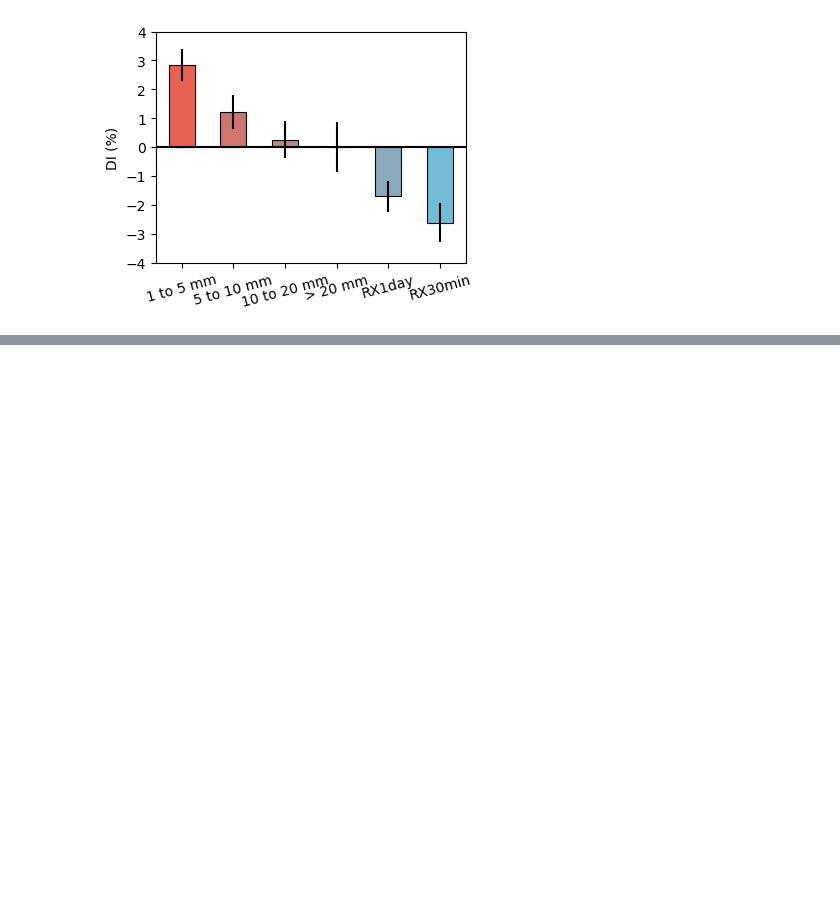
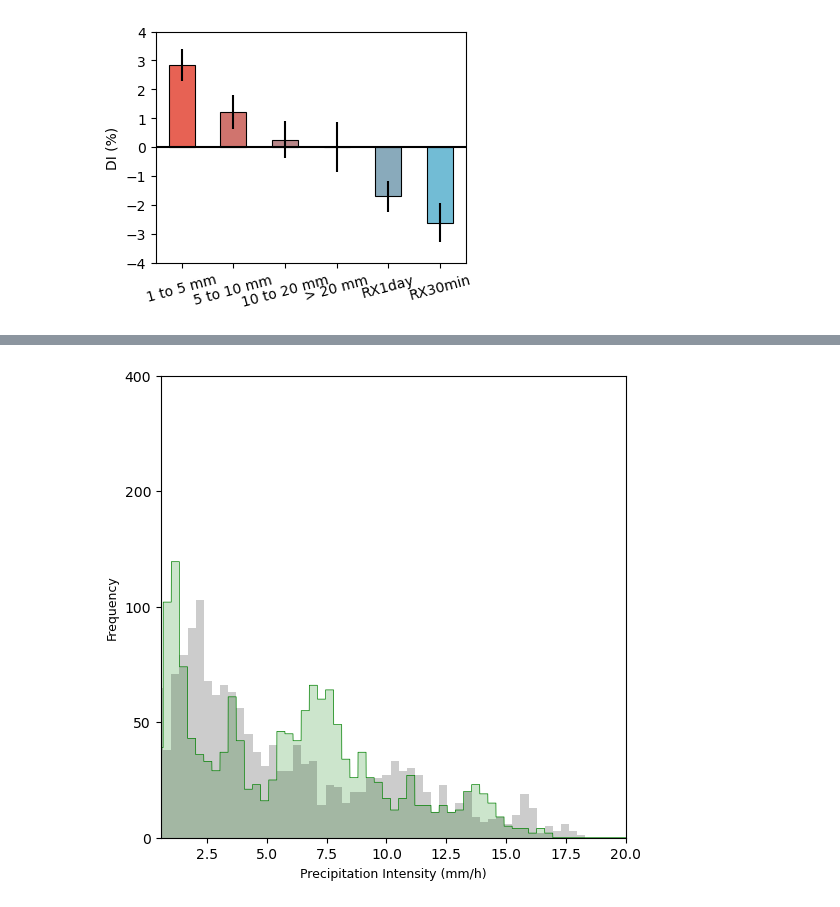
Before and after one commit to dingmz1997/urban-rainfall-analysis, a Jupyter notebook: code.ipynb, the cells around one changed output, grey strips where cells are left out. Drawn from its saved outputs; the diff is of its cells as text; code cells hidden in the pictures; blank space fills up the shorter version.

```diff
--- a/code.ipynb
+++ b/code.ipynb
@@ -391,0 +396,15 @@ fig.savefig("total_bar.pdf", dpi=300, bbox_inches="tight")
+# %%
+import xarray as xr
+import salem
+import matplotlib.pyplot as plt
+import cartopy.crs as ccrs
+import cartopy.feature as cfeature
+from matplotlib.patches import Rectangle
+import matplotlib.patches as patches
+from matplotlib.colors import LinearSegmentedColormap
+# read them
+rural_case = xr.open_dataset(fr"wrf_result/rural_case/wrf_result_new.nc")
+abedo_urban = xr.open_dataset(fr"wrf_result/abedo_urban/wrf_result_new.nc")
+z0_urban = xr.open_dataset(fr"wrf_result/z0_urban/wrf_result_new.nc")
+urban_case = xr.open_dataset(fr"wrf_result/urban_case/wrf_result_new.nc")
+cases = [rural_case, urban_case, abedo_urban, z0_urban]
@@ -391,0 +509,83 @@ fig.savefig("total_bar.pdf", dpi=300, bbox_inches="tight")
+# %%
+import pandas as pd
+import numpy as np
+import matplotlib.pyplot as plt
+from matplotlib.ticker import FuncFormatter
+
+
+def transform_y(y):
+    if y == 0:
+        return 0
+    elif y == 50:
+        return 1
+    elif y == 100:
+        return 2
+    elif y == 200:
+        return 3
+    elif y == 400:
+        return 4
+    else:
+        return np.interp(y, [0, 50, 100, 200, 400], [0, 1, 2, 3, 4])
+
+
+def inverse_transform_y(y_scaled):
+    return np.interp(y_scaled, [0, 1, 2, 3, 4], [0, 50, 100, 200, 400])
+def generate_alternating_sequence(n):
+    return [i % 2*(1/3) for i in range(n)]
+
+def plot_distribution(ax, data, bins=np.linspace(0, 30, 60), color_for_urbanbar="g"):
+    # Urban case data processing
+    data = data["RAINNC"][-1, 130:170, 130:170] - data["RAINNC"][0, 130:170, 130:170]
+    data = data /4
+    data = data.values.flatten()
+    print(np.max(data))
+    data[data<0.1] =np.nan
+    df = pd.DataFrame(data, columns=["RAINNC"])
+
+
+    hist, bin_edges = np.histogram(df["RAINNC"], bins=bins)
+
+
+    transformed_hist = np.array([transform_y(y) for y in hist])
+
+
+    ax.bar(bin_edges[:-1], transformed_hist, width=np.diff(bin_edges), align='edge', alpha=0.2, color=color_for_urbanbar)
+    # print(len([item for item in back_bin_edges[:-1] for _ in range(2)]+generate_alternating_sequence(118)))
+    itemlist = [item for item in bin_edges[:-1] for _ in range(2)]
+    ax.plot([x + y for x, y in zip(itemlist, generate_alternating_sequence(118))],[item for item in transformed_hist for _ in range(2)],c = "g",linewidth=0.5)
+    # Rural case data processing
+    back_data = rural_case["RAINNC"][-1, 130:170, 130:170] - rural_case["RAINNC"][0, 130:170, 130:170]
+    back_data = back_data.values.flatten()
+    back_data = back_data /4
+    print(np.max(back_data))
+    back_data[back_data<0.5] =np.nan
+
+
+    back_df = pd.DataFrame(back_data, columns=["RAINNC"])
+    back_hist, back_bin_edges = np.histogram(back_df["RAINNC"], bins=bins)
+    # print(back_hist[:5])
+
+    transformed_back_hist = np.array([transform_y(y) for y in back_hist])
+    ax.bar(back_bin_edges[:-1], transformed_back_hist, width=np.diff(back_bin_edges), align='edge', alpha=0.2, color="k")
+    ax.set_xlim(0.58, 20)
+    ax.set_ylim(0, 4)
+    # print(len([item for item in back_bin_edges[:-1] for _ in range(2)]+generate_alternating_sequence(118)))
+    itemlist = [item for item in back_bin_edges[:-1] for _ in range(2)]
+    ax.set_yticks([0, 1, 2, 3, 4])
+
+
+    ax.get_yaxis().set_major_formatter(FuncFormatter(lambda x, _: f'{int(inverse_transform_y(x))}'))
+
+
+    ax.set_xlabel("Precipitation Intensity (mm/h)", fontsize=9)
+    ax.set_ylabel("Frequency", fontsize=9)
+
+
+
+    return ax
+fig, ax = plt.subplots(
+    1, 1,
+    figsize=(6, 6),
+)
+ax = plot_distribution(ax,cases[3], bins=np.linspace(0, 20, 60))
+# %% [output]
@@ -391,0 +594 @@ fig.savefig("total_bar.pdf", dpi=300, bbox_inches="tight")
+[figure, added]
```
Also changed, not shown: parts of 7 cells of this notebook, 32 other files.
